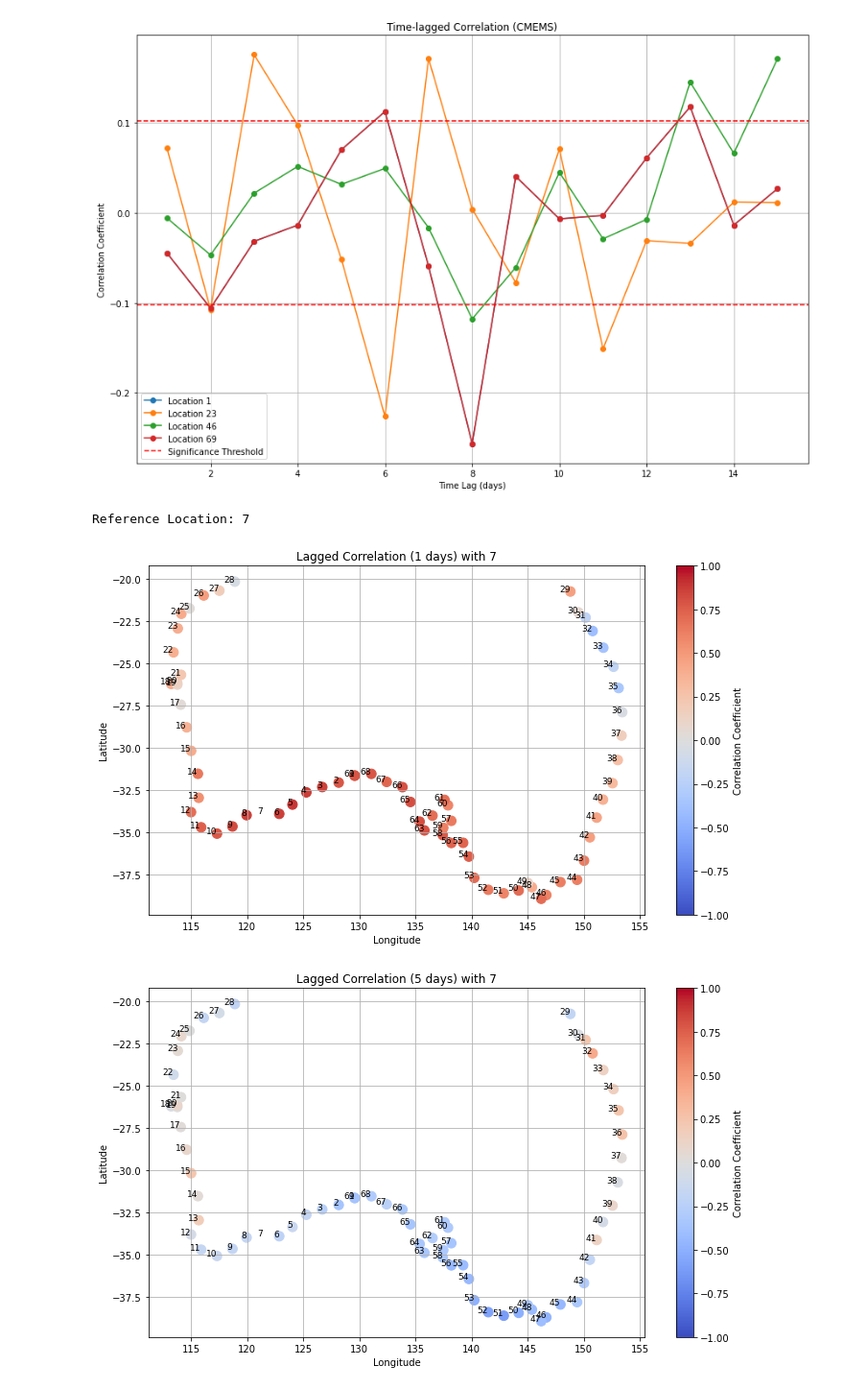
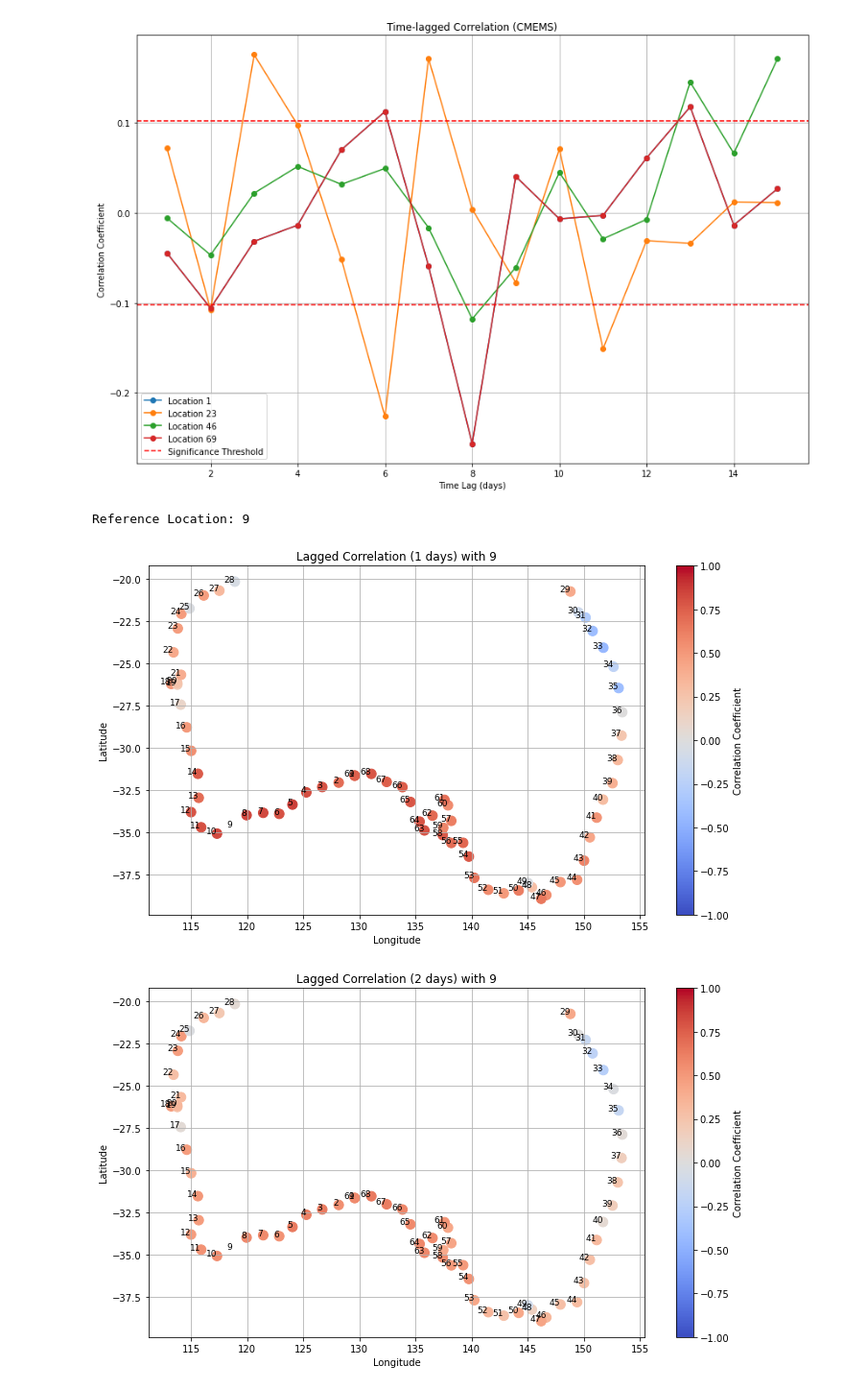
Before and after one commit to ne62rut/coastal_trapped_waves, a Jupyter notebook: analyse_cmems_ctw.ipynb, the cells around one changed output. Shown at 96% size. Drawn from its saved outputs; the diff is of its cells as text; code cells hidden in the pictures.

```diff
--- a/analyse_cmems_ctw.ipynb
+++ b/analyse_cmems_ctw.ipynb
@@ -278,7 +278,7 @@ for location, coords in locations.items():
     filtered_sla_time_series[location] = filtered_series
 # %%
 # Example plot of one location's unfiltered and filtered time series (e.g., 'Eden')
-location = selected_locations[0]
+location = selected_locations[7]
 plt.figure(figsize=(12, 6))
 plt.plot(time_index, unfiltered_sla_time_series[location], marker='o', linestyle='-', color='r', label='Unfiltered SLA')
 plt.plot(time_index, filtered_sla_time_series[location], marker='o', linestyle='-', color='b', label='Filtered SLA')
@@ -291,7 +291,7 @@ plt.tight_layout()
 plt.show()
 
 # Example plot of one location's unfiltered and filtered time series (e.g., 'Eden')
-location = selected_locations[5]
+location = selected_locations[42]
 plt.figure(figsize=(12, 6))
 plt.plot(time_index, unfiltered_sla_time_series[location], marker='o', linestyle='-', color='r', label='Unfiltered SLA')
 plt.plot(time_index, filtered_sla_time_series[location], marker='o', linestyle='-', color='b', label='Filtered SLA')
@@ -306,7 +306,7 @@ plt.show()
 
 
 # Example plot of one location's unfiltered and filtered time series (e.g., 'Eden')
-location = selected_locations[10]
+location = selected_locations[52]
 plt.figure(figsize=(12, 6))
 plt.plot(time_index, unfiltered_sla_time_series[location], marker='o', linestyle='-', color='r', label='Unfiltered SLA')
 plt.plot(time_index, filtered_sla_time_series[location], marker='o', linestyle='-', color='b', label='Filtered SLA')
@@ -320,14 +320,14 @@ plt.show()
 
 
 # Example plot of one location's unfiltered and filtered time series (e.g., 'Eden')
-location = selected_locations[0]
+location = selected_locations[7]
 plt.figure(figsize=(12, 6))
 plt.plot(time_index, filtered_sla_time_series[location], marker='o', linestyle='-', color='b', label='Filtered SLA')
 
-location = selected_locations[15]
+location = selected_locations[42]
 plt.plot(time_index, filtered_sla_time_series[location], marker='o', linestyle='-', color='r', label='Filtered SLA Delayed')
 
-location = selected_locations[30]
+location = selected_locations[52]
 plt.plot(time_index, filtered_sla_time_series[location], marker='o', linestyle='-', color='k', label='Filtered SLA More Delayed')
 
 
@@ -500,7 +500,7 @@ plot_time_lagged_correlations(corr_cmems_unfiltered, 'Time-lagged Correlation (C
 [figure]
 # %%
 # Select the first location as the reference
-reference_index = 6
+reference_index = 8
 reference_location = valid_site_names[reference_index]
 
 # Print the reference location
@@ -512,41 +512,41 @@ reference_series = filtered_sla_array_cmems[:, reference_index]
 def compute_lagged_correlation(data, reference_series, lag):
     num_locations = data.shape[1]
     correlations = np.zeros(num_locations)
     for loc in range(num_locations):
         if loc == reference_index:
             correlations[loc] = np.nan  # Skip self-correlation
         else:
             correlations[loc] = np.corrcoef(reference_series[:-lag], data[lag:, loc])[0, 1]
     return correlations
 
 # Compute the correlations and lagged correlations
 correlation_1 = compute_lagged_correlation(filtered_sla_array_cmems, reference_series, 1)
-correlation_5 = compute_lagged_correlation(filtered_sla_array_cmems, reference_series, 5)
-correlation_10 = compute_lagged_correlation(filtered_sla_array_cmems, reference_series, 10)
-correlation_15 = compute_lagged_correlation(filtered_sla_array_cmems, reference_series, 15)
-correlation_20 = compute_lagged_correlation(filtered_sla_array_cmems, reference_series, 20)
+correlation_5 = compute_lagged_correlation(filtered_sla_array_cmems, reference_series, 2)
+correlation_10 = compute_lagged_correlation(filtered_sla_array_cmems, reference_series, 3)
+correlation_15 = compute_lagged_correlation(filtered_sla_array_cmems, reference_series, 4)
+correlation_20 = compute_lagged_correlation(filtered_sla_array_cmems, reference_series, 5)
 
 # Function to plot the correlation maps
 def plot_correlation_map(correlations, title):
     fig, ax = plt.subplots(figsize=(10, 6))
     sc = ax.scatter(valid_longitudes, valid_latitudes, c=correlations, cmap='coolwarm', norm=Normalize(vmin=-1, vmax=1), s=100)
     plt.colorbar(sc, ax=ax, label='Correlation Coefficient')
     for i, txt in enumerate(valid_site_names):
         ax.annotate(txt, (valid_longitudes[i], valid_latitudes[i]), fontsize=9, ha='right')
     ax.set_xlabel('Longitude')
     ax.set_ylabel('Latitude')
     ax.set_title(title)
     plt.grid(True)
     plt.tight_layout()
     plt.show()
 
 # Plot the correlation maps
 plot_correlation_map(correlation_1, f'Lagged Correlation (1 days) with {reference_location}')
-plot_correlation_map(correlation_5, f'Lagged Correlation (5 days) with {reference_location}')
-plot_correlation_map(correlation_10, f'Lagged Correlation (10 days) with {reference_location}')
-plot_correlation_map(correlation_15, f'Lagged Correlation (15 days) with {reference_location}')
-plot_correlation_map(correlation_20, f'Lagged Correlation (20 days) with {reference_location}')
+plot_correlation_map(correlation_5, f'Lagged Correlation (2 days) with {reference_location}')
+plot_correlation_map(correlation_10, f'Lagged Correlation (3 days) with {reference_location}')
+plot_correlation_map(correlation_15, f'Lagged Correlation (4 days) with {reference_location}')
+plot_correlation_map(correlation_20, f'Lagged Correlation (5 days) with {reference_location}')
 # %% [output]
-Reference Location: 7
+Reference Location: 9
-[figure, old version]
+[figure, new version]
-[figure, old version]
+[figure, new version]
```
Also changed, not shown: parts of 2 cells of this notebook, 2 other files.
